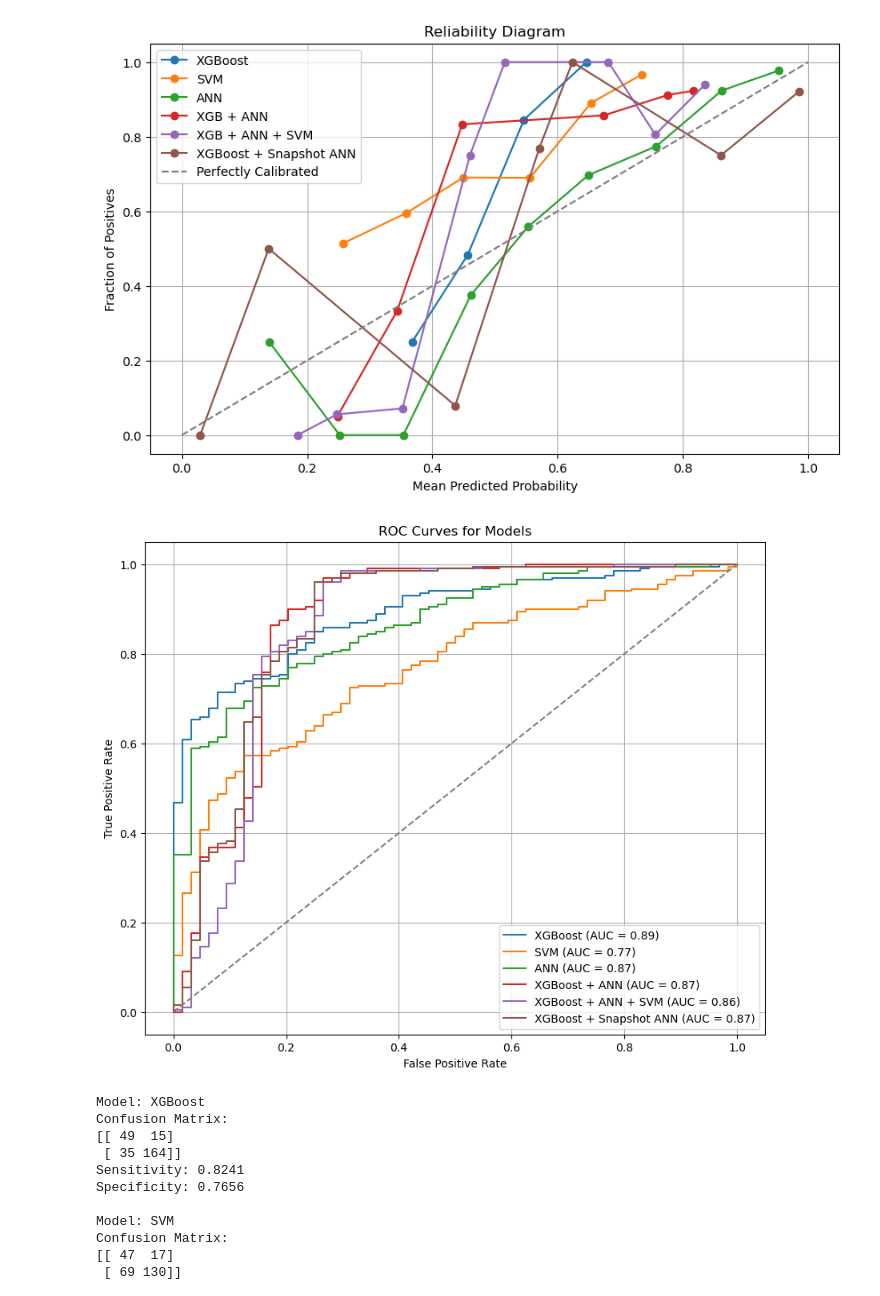
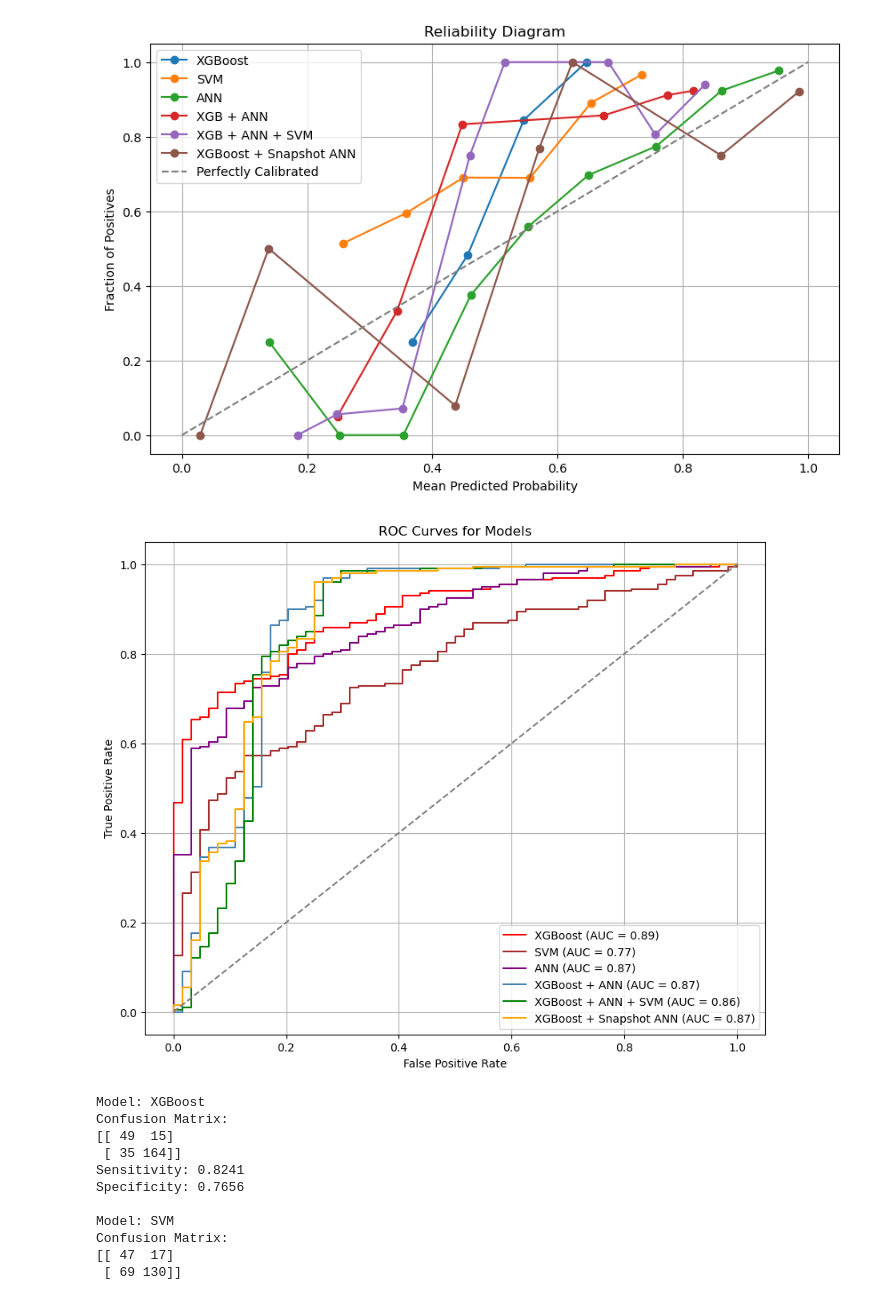
Before and after one commit to shrinitbabel/Hospital-LOS-Predictor-TBI, a Jupyter notebook: SupervisedLearning2 copy.ipynb, the cells around one changed output. Saved outputs shown, nothing was run; the diff lists cells and outputs as text; code cells hidden in the pictures.

```diff
--- a/SupervisedLearning2 copy.ipynb
+++ b/SupervisedLearning2 copy.ipynb
@@ -1711,37 +1711,47 @@ models_data = {
     'XGBoost + ANN': ensemble_probs,
     'XGBoost + ANN + SVM': weighted_probs,
     'XGBoost + Snapshot ANN': snapshot_ensemble_probs
+}
+
+# Define custom colors for each model
+colors = {
+    'XGBoost': 'red',
+    'SVM': 'brown',
+    'ANN': 'purple',
+    'XGBoost + ANN': '#4682B4',  # A darker shade of sky blue
+    'XGBoost + ANN + SVM': 'green',
+    'XGBoost + Snapshot ANN': '#FFA500'  # Orange-yellowish color
 }
 
 # Assuming `y` is the true labels
 roc_curves = {}
 
 for model_name, y_prob in models_data.items():
     fpr, tpr, _ = roc_curve(y, y_prob)
     roc_auc = auc(fpr, tpr)
     roc_curves[model_name] = {
         'fpr': fpr,
         'tpr': tpr,
         'auc': roc_auc
     }
 
 # Plot ROC curves
 plt.figure(figsize=(10, 8))
 for model_name, data in roc_curves.items():
-    plt.plot(data['fpr'], data['tpr'], label=f"{model_name} (AUC = {data['auc']:.2f})")
+    plt.plot(data['fpr'], data['tpr'], label=f"{model_name} (AUC = {data['auc']:.2f})", color=colors[model_name])
 
 # Add diagonal line for random guessing
 plt.plot([0, 1], [0, 1], linestyle='--', color='gray')
 
 # Configure plot
 plt.title('ROC Curves for Models')
 plt.xlabel('False Positive Rate')
 plt.ylabel('True Positive Rate')
 plt.legend(loc='lower right')
 plt.grid()
 plt.show()
 # %% [output]
-[figure, old version]
+[figure, new version]
 # %%
 from sklearn.metrics import confusion_matrix
 
```
